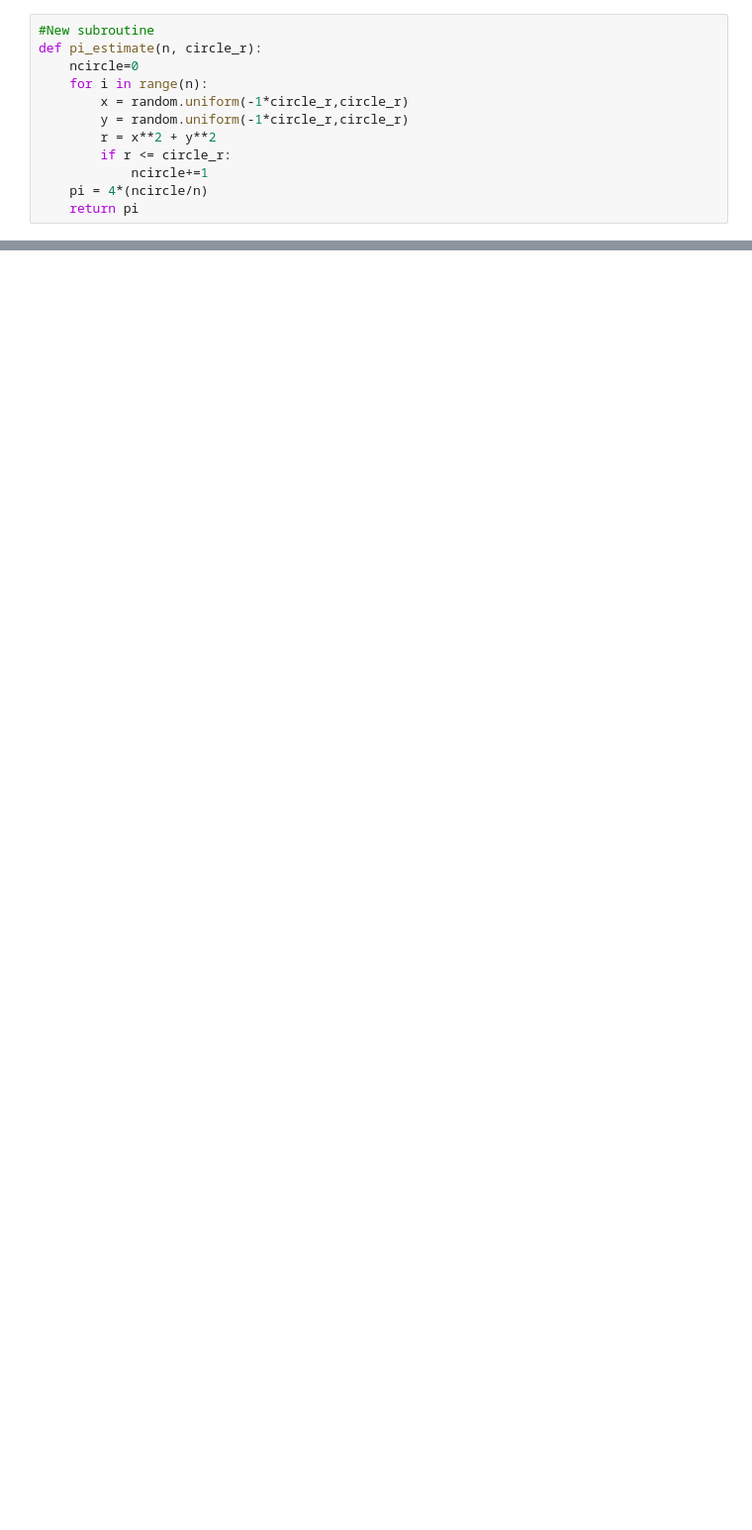
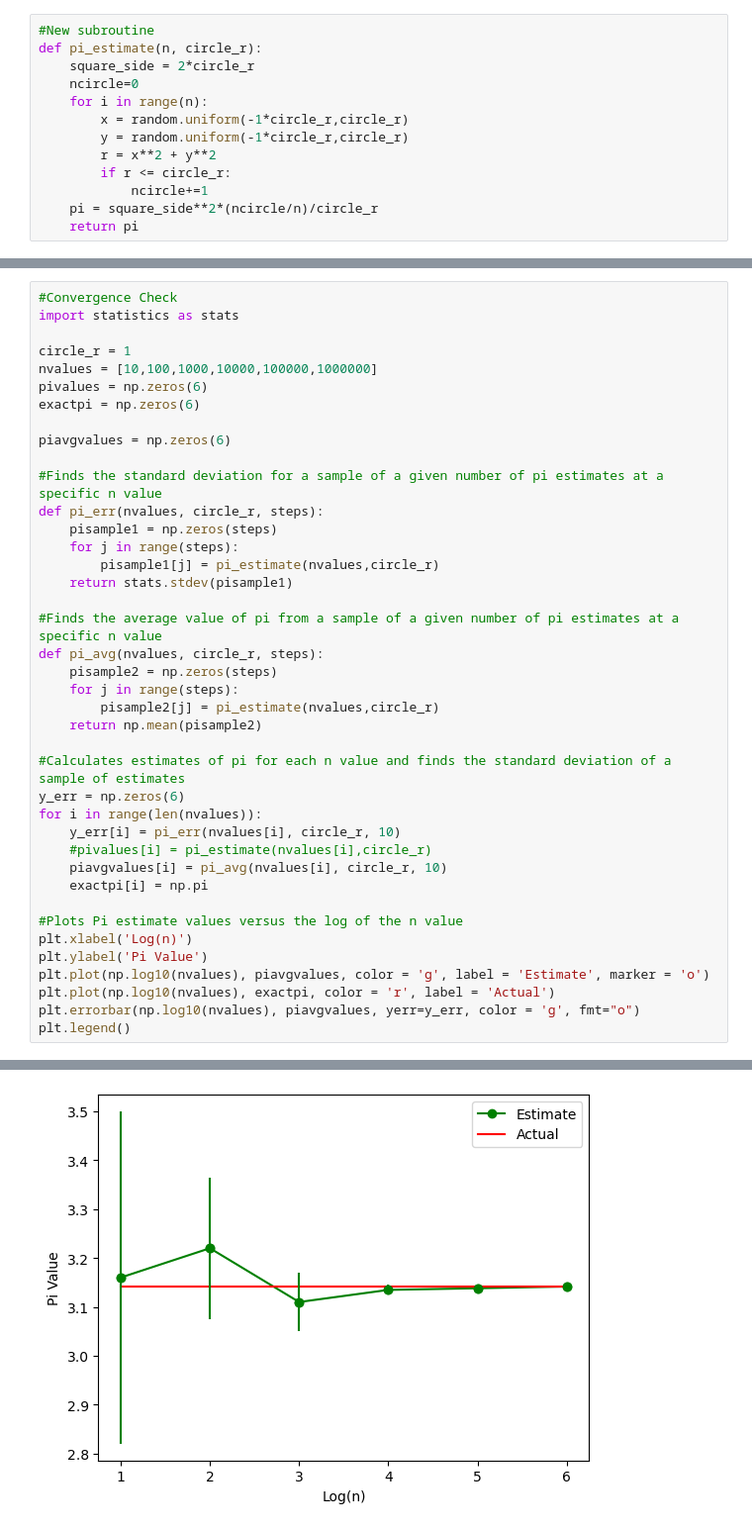
Before and after one commit to EvanBarkus/Intro_Python_Project, a Jupyter notebook: Calculate_Pi.ipynb, the cells around one changed output, grey strips where cells are left out. Shown: that part at 99% size. Drawn from its saved outputs; the diff is of its cells as text; blank space fills up the shorter version.

Commit message:
Added a convergence check, may change it later.

```diff
--- a/Calculate_Pi.ipynb
+++ b/Calculate_Pi.ipynb
@@ -35,6 +40,7 @@ ax.add_patch(circle)
 # %%
 #New subroutine
 def pi_estimate(n, circle_r):
+    square_side = 2*circle_r
     ncircle=0
     for i in range(n):
         x = random.uniform(-1*circle_r,circle_r)
@@ -42,7 +48,7 @@ def pi_estimate(n, circle_r):
         r = x**2 + y**2
         if r <= circle_r:
             ncircle+=1
-    pi = 4*(ncircle/n)
+    pi = square_side**2*(ncircle/n)/circle_r
     return pi
 # %%
 #Estimate of pi using subroutine
@@ -69,0 +83,41 @@ np.pi: 3.141592653589793
+# %%
+#Convergence Check
+import statistics as stats
+
+circle_r = 1
+nvalues = [10,100,1000,10000,100000,1000000]
+pivalues = np.zeros(6)
+exactpi = np.zeros(6)
+
+piavgvalues = np.zeros(6)
+
+#Finds the standard deviation for a sample of a given number of pi estimates at a specific n value
+def pi_err(nvalues, circle_r, steps):
+    pisample1 = np.zeros(steps)
+    for j in range(steps):
+        pisample1[j] = pi_estimate(nvalues,circle_r)
+    return stats.stdev(pisample1)
+
+#Finds the average value of pi from a sample of a given number of pi estimates at a specific n value
+def pi_avg(nvalues, circle_r, steps):
+    pisample2 = np.zeros(steps)
+    for j in range(steps):
+        pisample2[j] = pi_estimate(nvalues,circle_r)
+    return np.mean(pisample2)
+
+#Calculates estimates of pi for each n value and finds the standard deviation of a sample of estimates
+y_err = np.zeros(6)
+for i in range(len(nvalues)):
+    y_err[i] = pi_err(nvalues[i], circle_r, 10)
+    #pivalues[i] = pi_estimate(nvalues[i],circle_r)
+    piavgvalues[i] = pi_avg(nvalues[i], circle_r, 10)
+    exactpi[i] = np.pi
+
+#Plots Pi estimate values versus the log of the n value
+plt.xlabel('Log(n)')
+plt.ylabel('Pi Value')
+plt.plot(np.log10(nvalues), piavgvalues, color = 'g', label = 'Estimate', marker = 'o')
+plt.plot(np.log10(nvalues), exactpi, color = 'r', label = 'Actual')
+plt.errorbar(np.log10(nvalues), piavgvalues, yerr=y_err, color = 'g', fmt="o")
+plt.legend()
+# %% [output]
@@ -69,0 +125 @@ np.pi: 3.141592653589793
+[figure, added]
```
Also changed, not shown: parts of 4 cells of this notebook.
